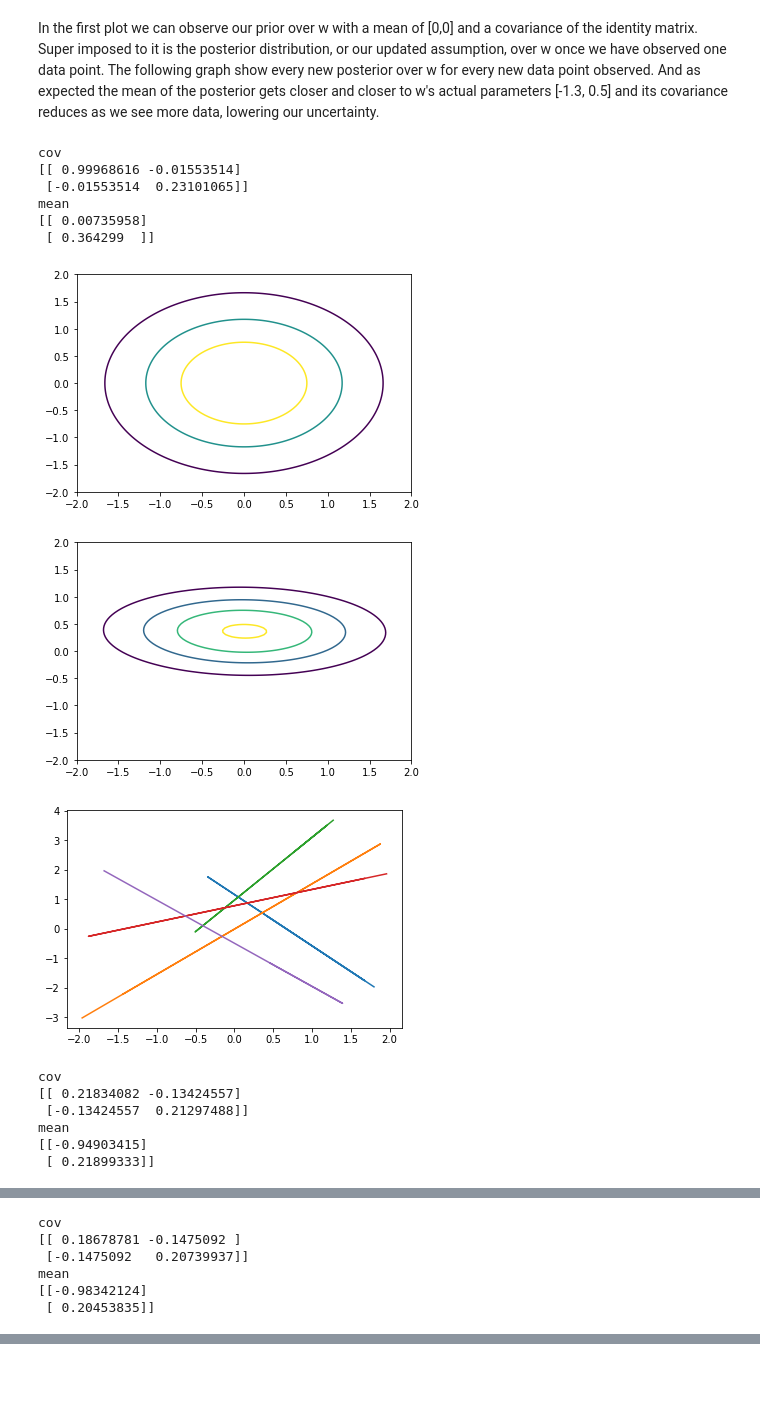
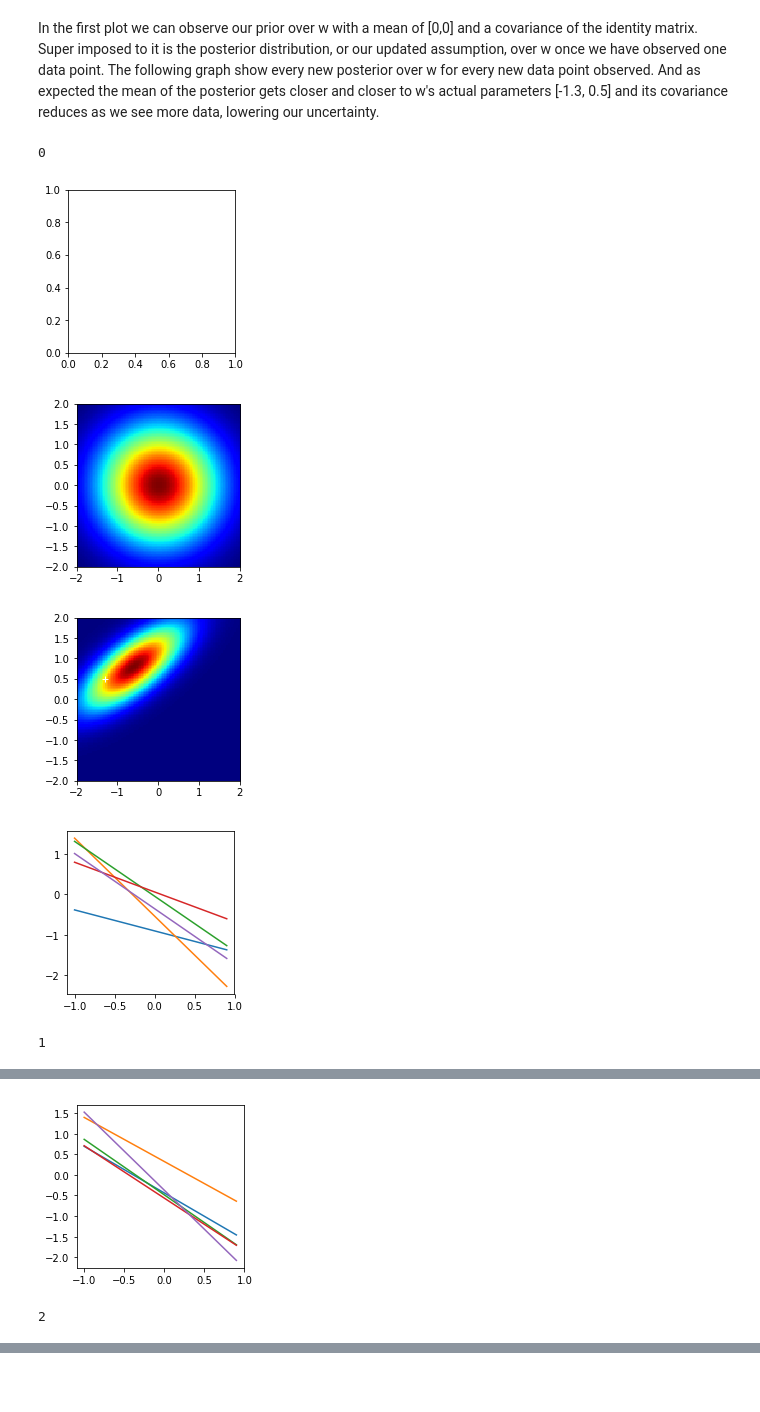
Before and after one commit to Xzanth/ML-cwk1-models, a Jupyter notebook: ML_CW1_QU12.ipynb, the cells around one changed output, grey strips where cells are left out. Saved outputs shown, nothing was run; the diff lists cells and outputs as text; code cells hidden in the pictures.

Commit message:
Change look of q12 plots a little and add to latex

```diff
--- a/ML_CW1_QU12.ipynb
+++ b/ML_CW1_QU12.ipynb
@@ -32,10 +32,9 @@ Z = prior_w.pdf(pos)
 Z = Z.reshape(100,100)
 fig = plt.figure()
 ax = fig.add_subplot(111)
-plt.axis([-2, 2, -2, 2])
-prior_w_contour = ax.contour(x1p, x2p, Z, 4)
-plt.figure()
-
+plt.figure(figsize=(3,3))
+plt.imshow(Z,cmap='jet',extent=(-2, 2, -2, 2))
+#prior_w_contour = ax.contour(x1p, x2p, Z, 4)
 #Generate x and y values
 def get_random_xs(n):
     for i in range(0, n):
@@ -49,7 +48,7 @@ def get_random_xs(n):
 def generate_y_value(random_xs, i):
     for j, value in enumerate(random_xs):
         if i == j:
-            y = value*w[0] + w[1]
+            y = value*w[0] - w[1]
             y_values.append(y)
     Y = np.array([y_values])
     Y = Y.T
@@ -64,8 +63,11 @@ def generate_x_and_ones_matrix(random_xs):
     x_and_ones = np.concatenate((arr_x, ones), axis=1)
     return x_and_ones
 
-def sample_functions(ws):
-    for i, val in enumerate(ws):
+def sample_functions(ws, X, Y):
+    ax = plt.gca()
+    x = np.arange(-1.0, 1.0, 0.1)
+    for i, (w0,w1) in enumerate(ws):
+        """
         x_values = []
         y_values = []
         for j in range(0,5):
@@ -76,7 +78,9 @@ def sample_functions(ws):
             x_values.append(random_x)
             y = val[0]*random_x + val[1]
             y_values.append(y)
-        plt.plot(x_values,y_values)
+        """
+        plt.plot(x,w0*x + w1)
+        #plt.plot(X, Y, 'ro-')
     plt.show()
 
 def posterior_covariance(X, prior_cov):
@@ -88,50 +92,50 @@ def generate_posterior_mean(X, Y, posterior_cov):
     posterior_mean = (1/(0.3))*np.dot(posterior_cov, np.dot(X.T, Y))
     return posterior_mean
 
 def posterior(posterior_mean, posterior_cov):
     posterior_w = multivariate_normal(posterior_mean.flatten(), posterior_cov)
     return posterior_w
 
 def generate_posterior(n):
     prior_cov = np.identity(2)
     for i in range(0, n):
         xs = get_random_xs(1)
         X = generate_x_and_ones_matrix(xs)
         Y = generate_y_value(xs, i)
         posterior_cov = posterior_covariance(X, prior_cov)
+        posterior_mean = generate_posterior_mean(X, Y, posterior_cov)
+        posterior_w = posterior(posterior_mean, posterior_cov)
+        """
         print("cov")
         print(posterior_cov)
-        posterior_mean = generate_posterior_mean(X, Y, posterior_cov)
+
         print("mean")
         print(posterior_mean)
-        posterior_w = posterior(posterior_mean, posterior_cov)
+
         #prior_cov = posterior_cov
         #Plot contour of posterior
+        print(posterior_w)
+        """
+        print(i)
         Z_posterior = posterior_w.pdf(pos)
         Z_posterior = Z_posterior.reshape(100,100)
-        plt.contour(x1p, x2p, Z_posterior, 4)
+        plt.figure(figsize=(3,3))
+        plt.imshow(Z_posterior,cmap='jet',extent=(-2, 2, -2, 2))
+        plt.plot(w[0], w[1], 'w+')
         plt.show()
         list_of_ws = np.random.multivariate_normal(posterior_mean.flatten(), posterior_cov, 5)
-        sample_functions(list_of_ws)
+        plt.figure(figsize=(3,3))
+        sample_functions(list_of_ws, X, Y)
     return posterior_w
 
-posterior_w = generate_posterior(10) #parameter is nbr of data points
+posterior_w = generate_posterior(15) #parameter is nbr of data points
 
 #Plot contour for posterior of w given datapoints
 #plt.show()
 # %% [output]
-cov
-[[ 0.99968616 -0.01553514]
- [-0.01553514  0.23101065]]
-mean
-[[ 0.00735958]
- [ 0.364299  ]]
+0
-[figure, old version]
+[figure, new version]
-[figure, old version]
+[figure, new version]
-[figure, old version]
+[figure, new version]
+[figure, new version]
-cov
-[[ 0.21834082 -0.13424557]
- [-0.13424557  0.21297488]]
-mean
-[[-0.94903415]
- [ 0.21899333]]
+1
@@ -140,6 +143,2 @@ mean
+[figure, new version]
-cov
-[[ 0.18678781 -0.1475092 ]
- [-0.1475092   0.20739937]]
-mean
-[[-0.98342124]
- [ 0.20453835]]
+2
```
Also changed, not shown: parts of 2 cells of this notebook, 9 other files.
